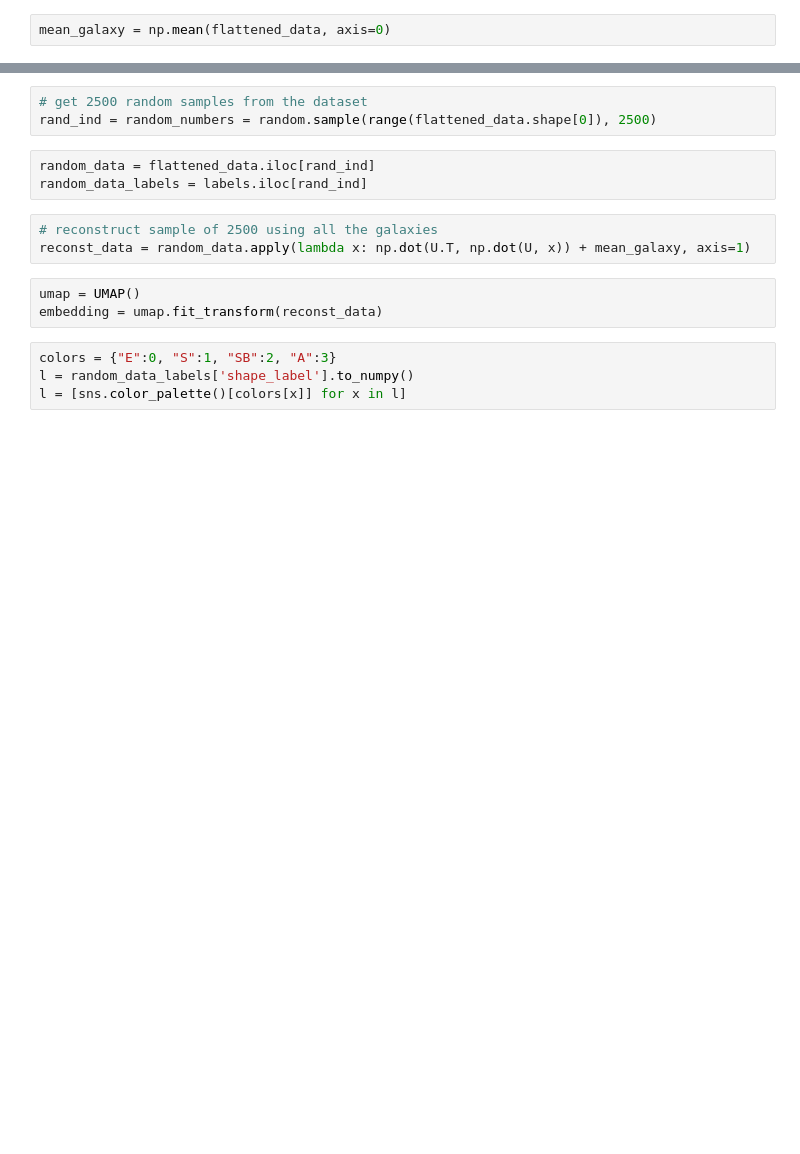
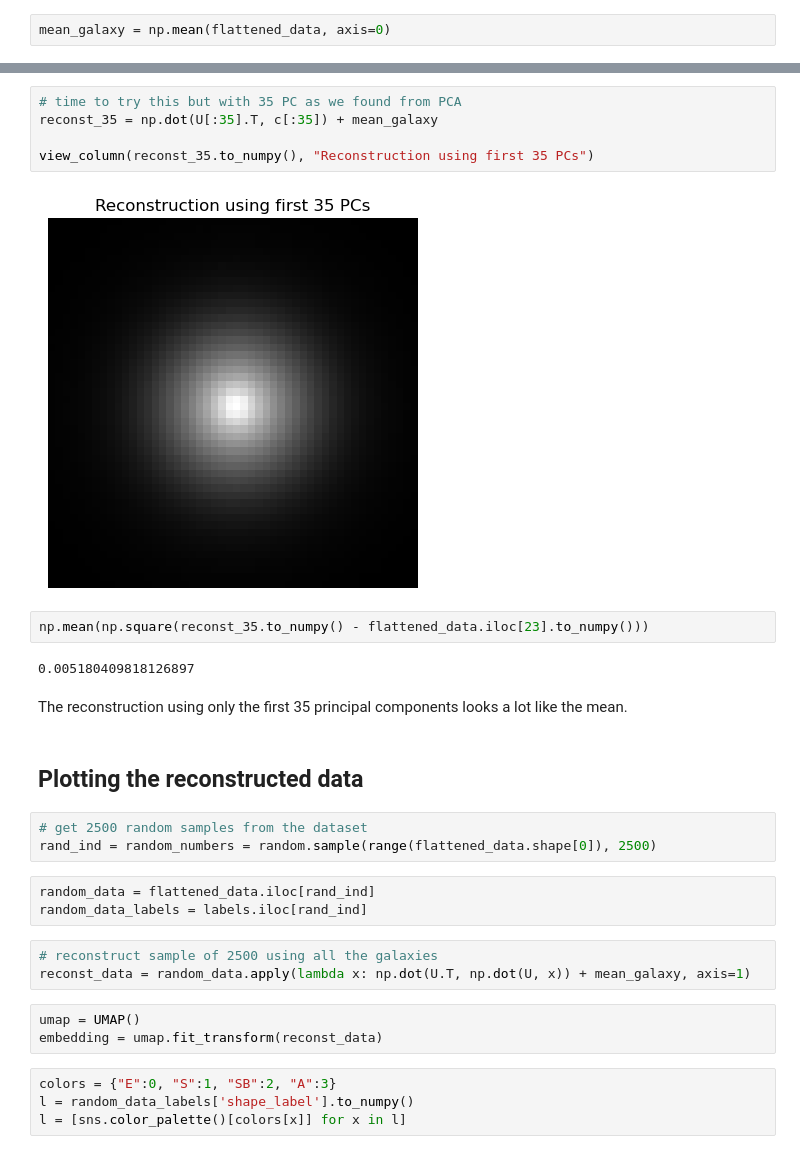
Before and after one commit to TianranBaoUCSD/COGS118_Final_Project_Group_XXX, a Jupyter notebook: UMAP_and_Reconstruction.ipynb, the cells around one changed output, grey strips where cells are left out. Cells and saved outputs as stored; diff of their text form; blank space fills up the shorter version.

```diff
--- a/UMAP_and_Reconstruction.ipynb
+++ b/UMAP_and_Reconstruction.ipynb
@@ -117,3 +103,18 @@ view_column(flattened_data.iloc[35].to_numpy(), "Original Galaxy")
+# %%
+# time to try this but with 35 PC as we found from PCA
+reconst_35 = np.dot(U[:35].T, c[:35]) + mean_galaxy
+
+view_column(reconst_35.to_numpy(), "Reconstruction using first 35 PCs")
+# %% [output]
+[figure, added]
+# %%
+np.mean(np.square(reconst_35.to_numpy() - flattened_data.iloc[23].to_numpy()))
+# %% [output]
+0.005180409818126897
+# %% [markdown]
+The reconstruction using only the first 35 principal components looks a lot like the mean.
+# %% [markdown]
+## Plotting the reconstructed data
 # %%
 # get 2500 random samples from the dataset
 rand_ind = random_numbers = random.sample(range(flattened_data.shape[0]), 2500)
```
Also changed, not shown: parts of 16 cells of this notebook.
